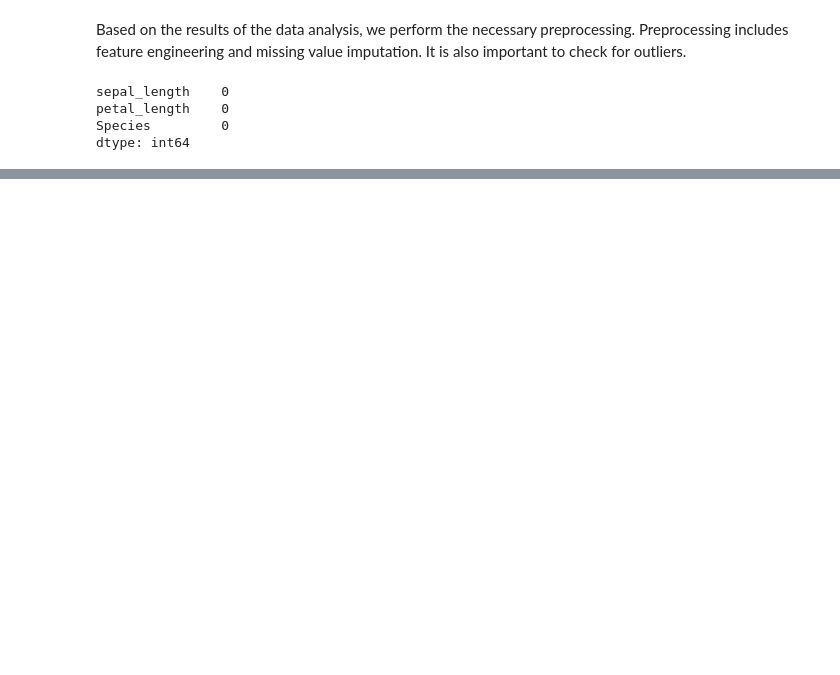
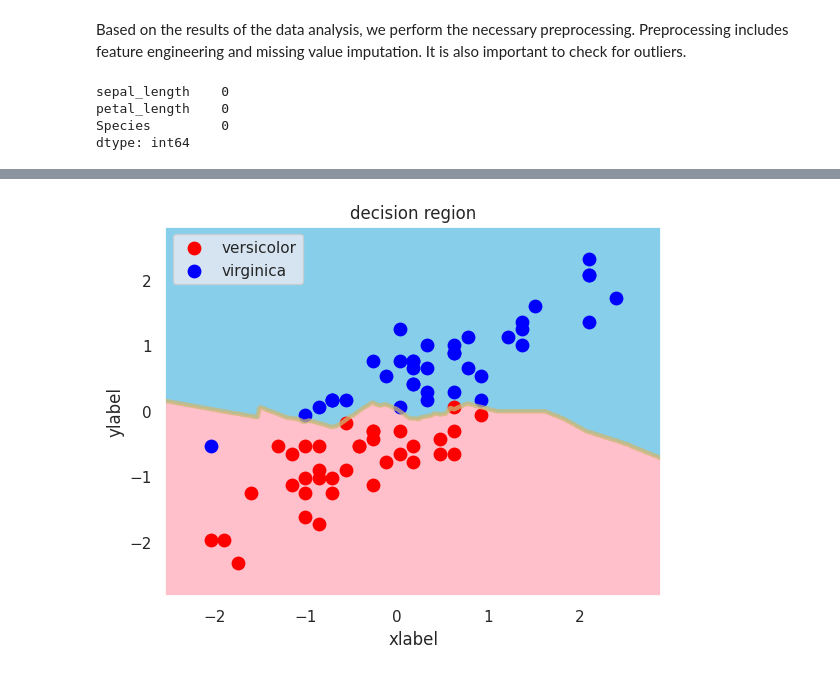
Before and after one commit to Mauroreis100/AIDataScienceCourse, a Jupyter notebook: 14. Binary Classification Dataset/Binary classification of Iris.ipynb, the cells around one changed output, grey strips where cells are left out. Saved outputs shown, nothing was run; the diff lists cells and outputs as text; code cells hidden in the pictures; blank space fills up the shorter version.

```diff
--- a/14. Binary Classification Dataset/Binary classification of Iris.ipynb
+++ b/14. Binary Classification Dataset/Binary classification of Iris.ipynb
@@ -91,0 +107,11 @@ Process the data appropriately. Data quality is very important for getting good
+# %%
+from sklearn.preprocessing import StandardScaler
+
+scaler = StandardScaler()
+scaler.fit(X_train)
+
+X_train_trans = scaler.transform(X_train)
+X_test_trans = scaler.transform(X_test)
+
+X_train_trans
+X_test_trans
@@ -91,0 +136,11 @@ Process the data appropriately. Data quality is very important for getting good
+# %%
+
+from sklearn.neighbors import KNeighborsClassifier
+
+## For the case of 5 nn
+neigh5 = KNeighborsClassifier(n_neighbors=5)
+neigh5.fit(X_train_trans, y_train)
+predict_5 = neigh5.predict(X_test_trans)
+
+result_5 = pd.DataFrame([predict_5, y_test], index=['Prediction', 'Actual value'])
+result_5
@@ -91,0 +152,8 @@ Process the data appropriately. Data quality is very important for getting good
+# %%
+## For the case of 3 nn
+neigh3 = KNeighborsClassifier(n_neighbors=3)
+neigh3.fit(X_train_trans, y_train)
+predict_3 = neigh3.predict(X_test_trans)
+
+result_3 = pd.DataFrame([predict_3, y_test], index=['Prediction', 'Actual value'])
+result_3
@@ -91,0 +165,8 @@ Process the data appropriately. Data quality is very important for getting good
+# %%
+## For the case of 3 nn
+neigh1 = KNeighborsClassifier(n_neighbors=1)
+neigh1.fit(X_train_trans, y_train)
+predict_1 = neigh1.predict(X_test_trans)
+
+result_1 = pd.DataFrame([predict_1, y_test], index=['Prediction', 'Actual value'])
+result_1
@@ -91,0 +309,4 @@ Process the data appropriately. Data quality is very important for getting good
+# %%
+decision_region(X_train_trans, y_train, neigh5)
+# %% [output]
+[figure, added]
```
Also changed, not shown: parts of 54 cells of this notebook.
